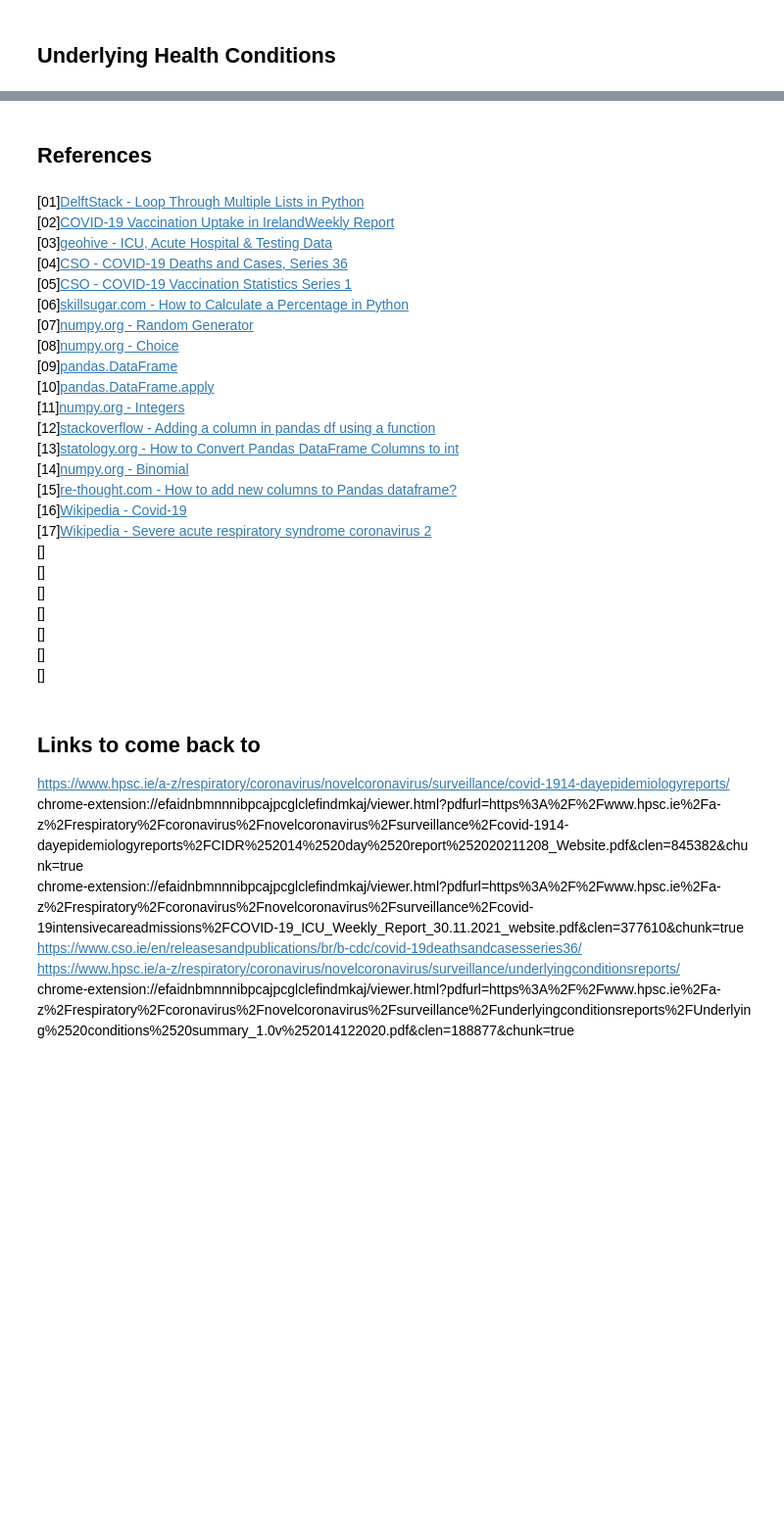
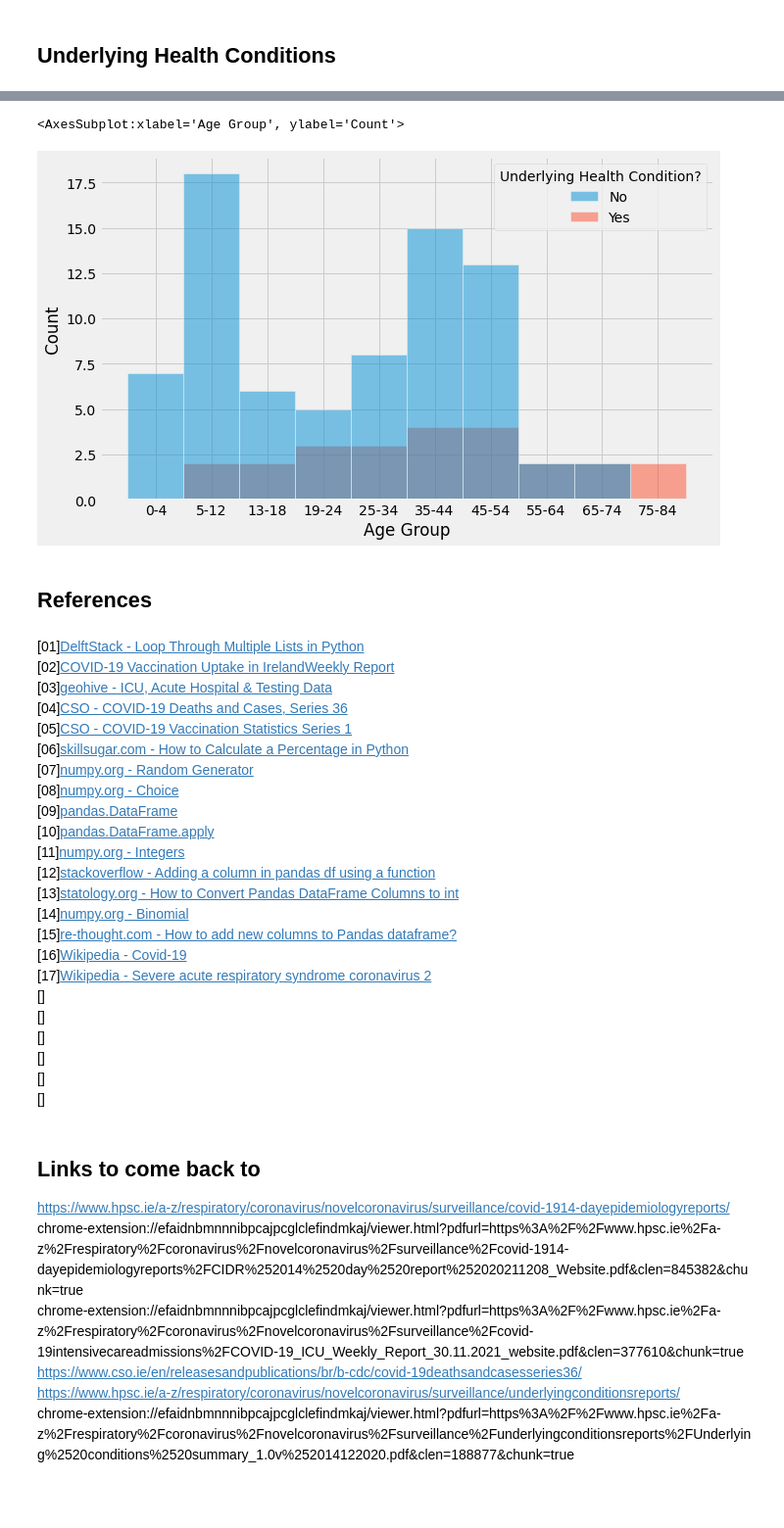
Before and after one commit to Cormac88/PDA_Project_Covid-19, a Jupyter notebook: simulated_covid_data.ipynb, the cells around one changed output, grey strips where cells are left out. Shown at 98% size. Drawn from its saved outputs; the diff is of its cells as text; code cells hidden in the pictures; blank space fills up the shorter version.

```diff
--- a/simulated_covid_data.ipynb
+++ b/simulated_covid_data.ipynb
@@ -285,3 +383,8 @@ Here I have created a pandas dataframe that has an age group for each patient, t
+# %%
+sns.histplot(data = dfcovid, x = 'Age Group', hue = 'Underlying Health Condition?')
+# %% [output]
+<AxesSubplot:xlabel='Age Group', ylabel='Count'>
+[figure, added]
 # %% [markdown]
 ## References
 # %% [markdown]
@@ -308,7 +411,6 @@ Here I have created a pandas dataframe that has an age group for each patient, t
 [][]()<br>
 [][]()<br>
 [][]()<br>
-[][]()<br>
 # %% [markdown]
 ## Links to come back to
 https://www.hpsc.ie/a-z/respiratory/coronavirus/novelcoronavirus/surveillance/covid-1914-dayepidemiologyreports/ <br>
```
Also changed, not shown: parts of 11 cells of this notebook, 1 other file.
